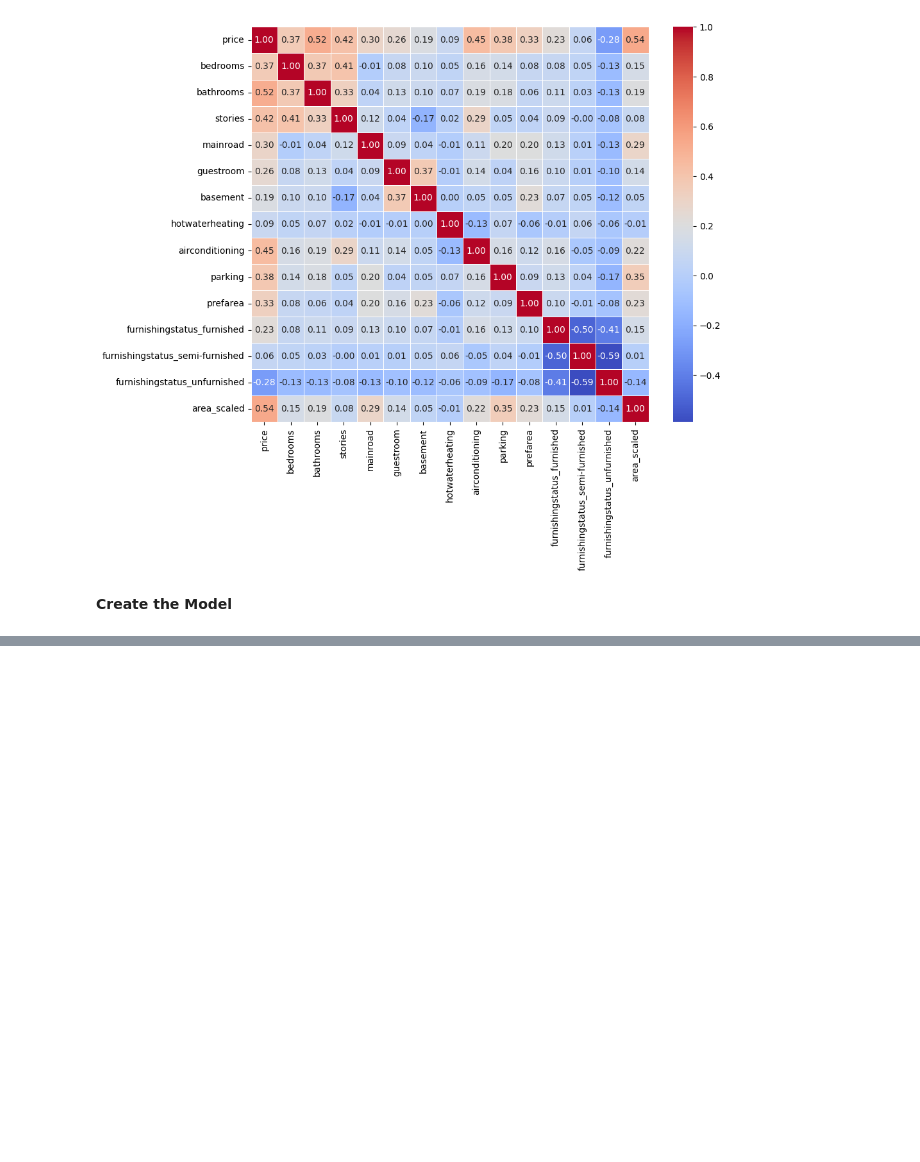
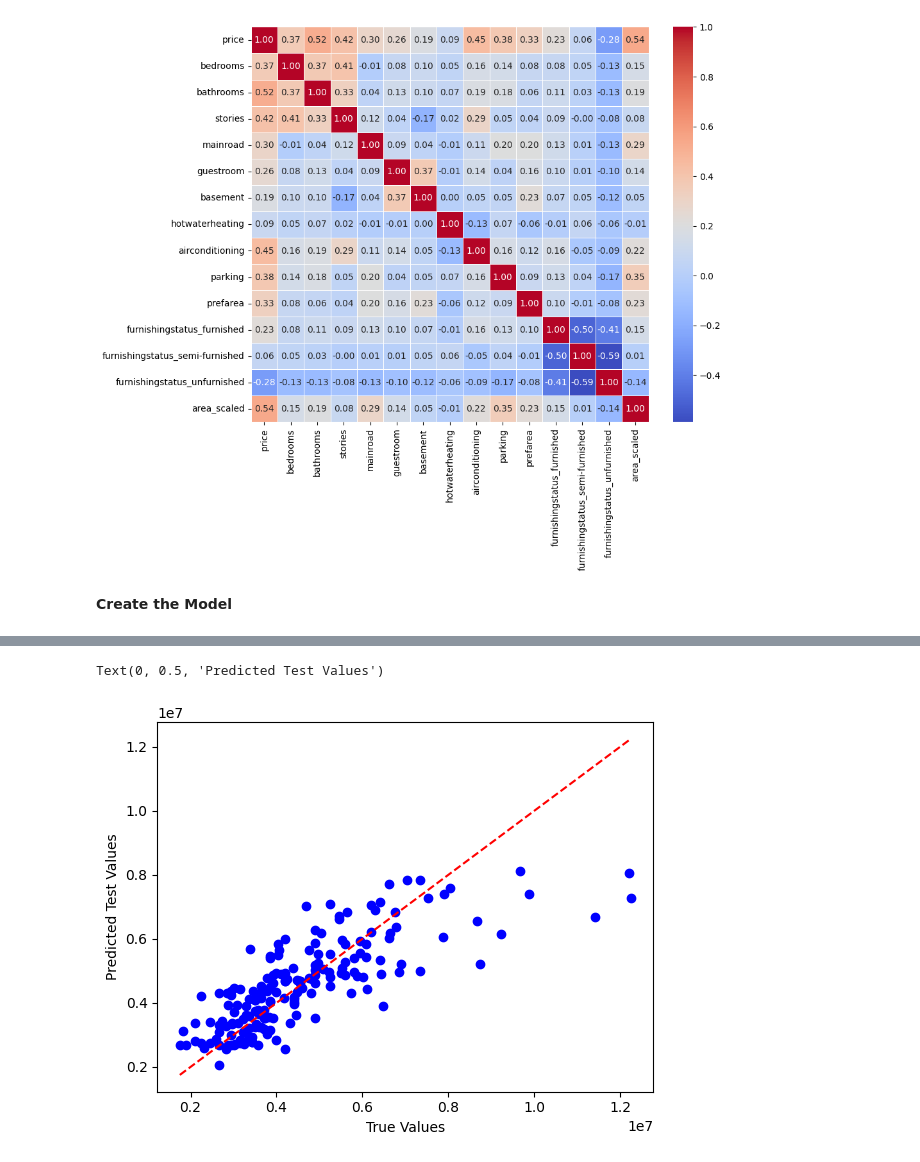
Before and after one commit to JasonW35214/NYU-DataScience-Bootcamp, a Jupyter notebook: Project_Predictive_Analysis_on_House_Prices.ipynb, the cells around one changed output, grey strips where cells are left out. Saved outputs shown, nothing was run; the diff lists cells and outputs as text; code cells hidden in the pictures; blank space fills up the shorter version.

```diff
--- a/Project_Predictive_Analysis_on_House_Prices.ipynb
+++ b/Project_Predictive_Analysis_on_House_Prices.ipynb
@@ -159,9 +159,9 @@ Test Mean Squared Error:  1141374.5040910896
 # %%
-#plt.scatter(y_test, y_pred, color='blue')
-#plt.plot([min(y_test), max(y_test)], [min(y_test), max(y_test)], linestyle='--', color='red') # Line of perfect fit
-#plt.xlabel('True Values')
-#plt.ylabel('Predicted Values')
-
-#plt.scatter(np.arange(len(np.sort(y_test))),np.sort(y_test), label='true')
-#plt.scatter(np.arange(len(np.sort(y_pred))),np.sort(y_pred), label = 'pred')
-#plt.legend()
+# Visualize Test predictions
+plt.scatter(y_test, yts_pred, color='blue')
+plt.plot([min(y_test), max(y_test)], [min(y_test), max(y_test)], linestyle='--', color='red') # Line of perfect fit
+plt.xlabel('True Values')
+plt.ylabel('Predicted Test Values')
+# %% [output]
+Text(0, 0.5, 'Predicted Test Values')
+[figure, added]
```
Also changed, not shown: parts of 7 cells of this notebook.
